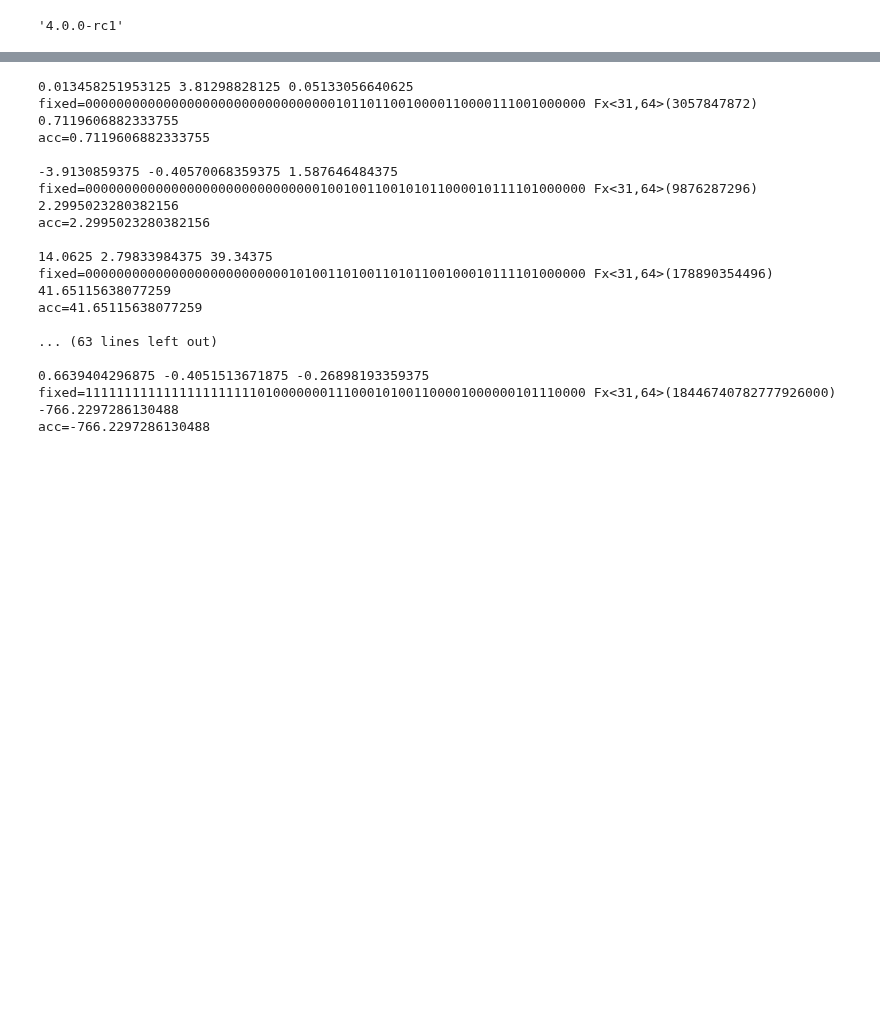
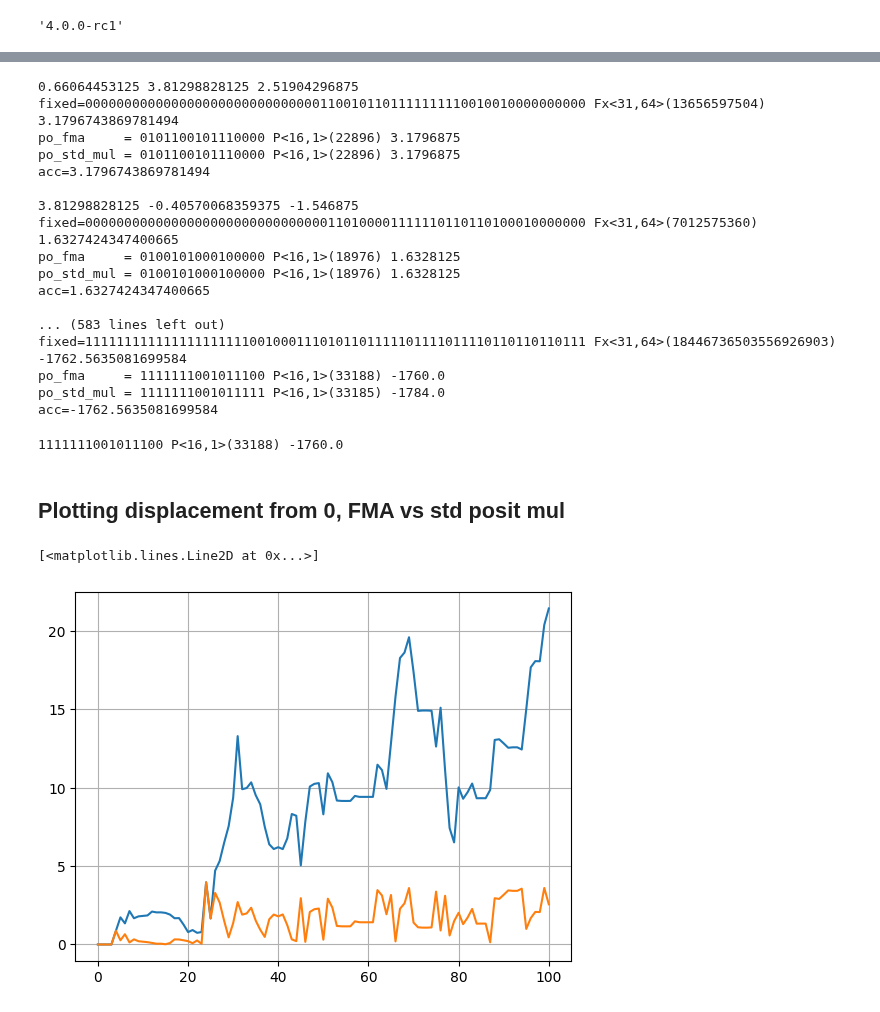
Before and after one commit to unipi-dii-compressedarith/ppu, a Jupyter notebook: scripts/validate_fma_fixedpoint.ipynb, the cells around one changed output, grey strips where cells are left out. Saved outputs shown, nothing was run; the diff lists cells and outputs as text; code cells hidden in the pictures; blank space fills up the shorter version.

```diff
--- a/scripts/validate_fma_fixedpoint.ipynb
+++ b/scripts/validate_fma_fixedpoint.ipynb
@@ -46,11 +42,15 @@ print(logs)
 # %%
 pattern = r"0x[0-9a-z]+"
 
+diff_fma = [0] * len(logs)
+diff_normal_mul = [0] * len(logs)
+
 acc = 0
-for item in logs:
+for (i, item) in enumerate(logs):
   results = re.findall(pattern, item)
   if len(results) == 1:
     p3 = hp.from_bits(int(results[0], 16), N, ES)
+    po_std_mul = p3
     acc += p3.eval()
   else:
     p1 = hp.from_bits(int(results[0], 16), N, ES)
@@ -59,26 +59,41 @@ for item in logs:
 
     fixed = fi.from_bits(int(results[2], 16), M, B)
     print(f"fixed={fixed}")
+
+    po_fma = hp.from_bits(int(results[3], 16), N, ES)
+    po_std_mul += p1 * p2
+    print(f"po_fma     = {po_fma}")
+    print(f"po_std_mul = {po_std_mul}")
+
     acc += p1.eval() * p2.eval()
     print(f"acc={acc}")
+
+    diff_normal_mul[i] = abs(po_std_mul.eval() - acc)
+    diff_fma[i] = abs(po_fma.eval() - acc)
+
     print()
-
-    assert acc == fixed.eval()
+    assert acc == fixed.eval(), f"acc = {acc}, fixed = {fixed.eval()}"
 # %% [output]
-0.013458251953125 3.81298828125 0.05133056640625
-fixed=0000000000000000000000000000000010110110010000110000111001000000 Fx<31,64>(3057847872) 0.7119606882333755
-acc=0.7119606882333755
+0.66064453125 3.81298828125 2.51904296875
+fixed=0000000000000000000000000000001100101101111111110010010000000000 Fx<31,64>(13656597504) 3.1796743869781494
+po_fma     = 0101100101110000 P<16,1>(22896) 3.1796875
+po_std_mul = 0101100101110000 P<16,1>(22896) 3.1796875
+acc=3.1796743869781494
 
--3.9130859375 -0.40570068359375 1.587646484375
-fixed=0000000000000000000000000000001001001100101011000010111101000000 Fx<31,64>(9876287296) 2.2995023280382156
-acc=2.2995023280382156
+3.81298828125 -0.40570068359375 -1.546875
+fixed=0000000000000000000000000000000110100001111110110110100010000000 Fx<31,64>(7012575360) 1.6327424347400665
+po_fma     = 0100101000100000 P<16,1>(18976) 1.6328125
+po_std_mul = 0100101000100000 P<16,1>(18976) 1.6328125
+acc=1.6327424347400665
 
-14.0625 2.79833984375 39.34375
-fixed=0000000000000000000000000010100110100110101100100010111101000000 Fx<31,64>(178890354496) 41.65115638077259
-acc=41.65115638077259
-
-... (63 lines left out)
-
-0.6639404296875 -0.4051513671875 -0.26898193359375
-fixed=1111111111111111111111010000000111000101001100001000000101110000 Fx<31,64>(18446740782777926000) -766.2297286130488
-acc=-766.2297286130488
+... (583 lines left out)
+fixed=1111111111111111111110010001110101101111101111011110110110110111 Fx<31,64>(18446736503556926903) -1762.5635081699584
+po_fma     = 1111111001011100 P<16,1>(33188) -1760.0
+po_std_mul = 1111111001011111 P<16,1>(33185) -1784.0
+acc=-1762.5635081699584
+# %%
+hp.from_double(acc, N, ES)
+# %% [output]
+1111111001011100 P<16,1>(33188) -1760.0
+# %% [markdown]
+## Plotting displacement from 0, FMA vs std posit mul
@@ -84,0 +102,7 @@ acc=-766.2297286130488
+# %%
+plt.grid(True)
+plt.plot(diff_normal_mul)
+plt.plot(diff_fma)
+# %% [output]
+[<matplotlib.lines.Line2D at 0x...>]
+[figure, added]
```
Also changed, not shown: parts of 4 cells of this notebook, 5 other files.
